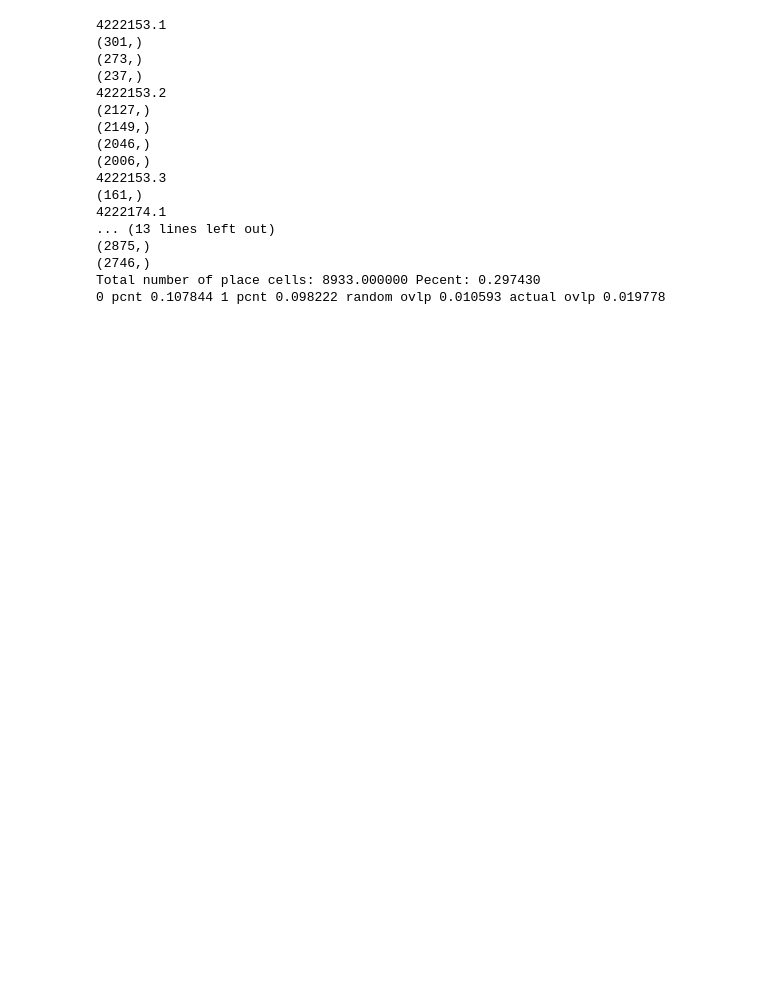
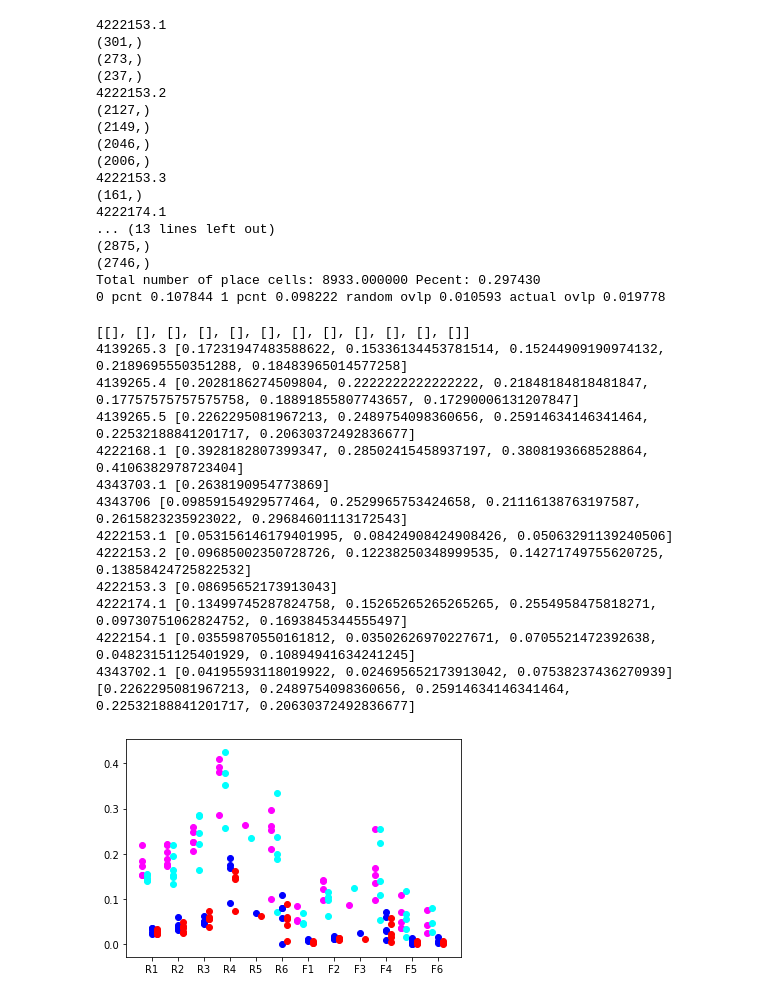
Before and after one commit to GiocomoLab/PlittGiocomo_2021, a Jupyter notebook: PlotAllPlaceCells.ipynb, the cells around one changed output. Saved outputs shown, nothing was run; the diff lists cells and outputs as text; code cells hidden in the pictures; blank space fills up the shorter version.

```diff
--- a/PlotAllPlaceCells.ipynb
+++ b/PlotAllPlaceCells.ipynb
@@ -421,3 +429,54 @@ print("0 pcnt %f" % (count0/den),"1 pcnt %f" % (count1/den),"random ovlp %f" % (
 (2746,)
 Total number of place cells: 8933.000000 Pecent: 0.297430
 0 pcnt 0.107844 1 pcnt 0.098222 random ovlp 0.010593 actual ovlp 0.019778
+# %%
+# numbers for main text
+
+count0,count1 = [[]]*len(mice),[[]]*len(mice)
+print(count0)
+randovlp,actlovlp= [[]]*len(mice),[[]]*len(mice)
+for m,mouse in enumerate(mice):
+#
+    count0[m],count1[m],randovlp[m],actlovlp[m]=[],[],[],[]
+    for sess in datadict[mouse].keys():
+        pvals = datadict[mouse][sess]['pvals']
+        masks={}
+        for k, p in pvals.items():
+            masks[k] = pvals[k]<.05
+
+        count0[m].append(masks[0].mean())
+#         print(m,masks[0].mean())
+        count1[m].append(masks[1].mean())
+        randovlp[m].append(masks[0].mean()*masks[1].mean())
+        actlovlp[m].append((masks[0]&masks[1]).mean())
+    print(mouse,count0[m])
+
+print(count0[2])
+f, ax = plt.subplots()
+for m in range(len(mice)):
+#     print(len(count0[m]))
+#     jit = .3*(np.random.rand()-.5)
+    ax.scatter(m*np.ones([len(count0[m]),])-.4,count0[m],color=plt.cm.cool(1.))
+    ax.scatter(m*np.ones([len(count1[m]),])-.2,count1[m],color=plt.cm.cool(0.))
+    ax.scatter(m*np.ones([len(count1[m]),])+0,actlovlp[m],color='blue')
+    ax.scatter(m*np.ones([len(count1[m]),])+.2,randovlp[m],color='red')
+
+ax.set_xticks(np.arange(len(mice)))
+ax.set_xticklabels(['R1','R2','R3','R4','R5','R6','F1','F2','F3','F4','F5','F6'])
+f.savefig("D:\\Morph_Results\\figures\\pc_fracs.pdf",format="pdf")
+# %% [output]
+[[], [], [], [], [], [], [], [], [], [], [], []]
+4139265.3 [0.17231947483588622, 0.15336134453781514, 0.15244909190974132, 0.2189695550351288, 0.18483965014577258]
+4139265.4 [0.2028186274509804, 0.2222222222222222, 0.21848184818481847, 0.17757575757575758, 0.18891855807743657, 0.17290006131207847]
+4139265.5 [0.2262295081967213, 0.2489754098360656, 0.25914634146341464, 0.22532188841201717, 0.20630372492836677]
+4222168.1 [0.3928182807399347, 0.28502415458937197, 0.3808193668528864, 0.4106382978723404]
+4343703.1 [0.2638190954773869]
+4343706 [0.09859154929577464, 0.2529965753424658, 0.21116138763197587, 0.2615823235923022, 0.29684601113172543]
+4222153.1 [0.053156146179401995, 0.08424908424908426, 0.05063291139240506]
+4222153.2 [0.09685002350728726, 0.12238250348999535, 0.14271749755620725, 0.13858424725822532]
+4222153.3 [0.08695652173913043]
+4222174.1 [0.13499745287824758, 0.15265265265265265, 0.2554958475818271, 0.09730751062824752, 0.1693845344555497]
+4222154.1 [0.03559870550161812, 0.03502626970227671, 0.0705521472392638, 0.04823151125401929, 0.10894941634241245]
+4343702.1 [0.04195593118019922, 0.024695652173913042, 0.07538237436270939]
+[0.2262295081967213, 0.2489754098360656, 0.25914634146341464, 0.22532188841201717, 0.20630372492836677]
+[figure, added]
```
Also changed, not shown: parts of 5 cells of this notebook, 13 other files.
